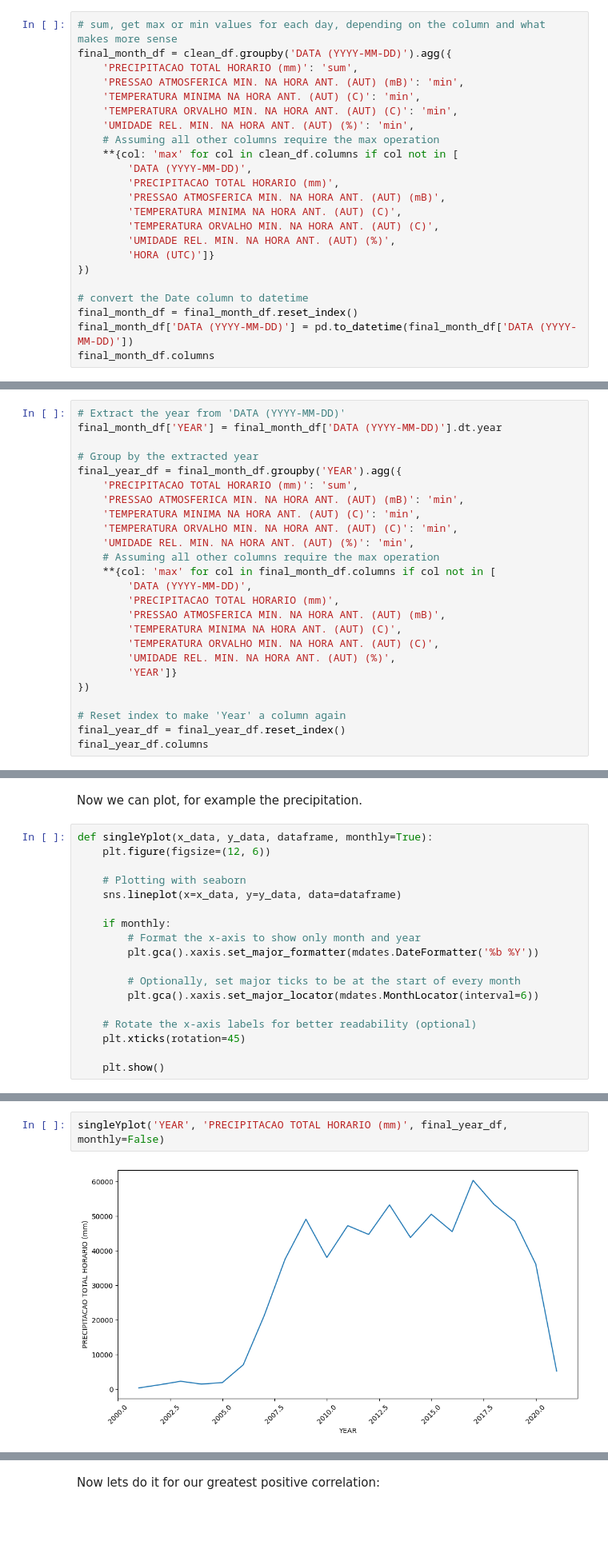
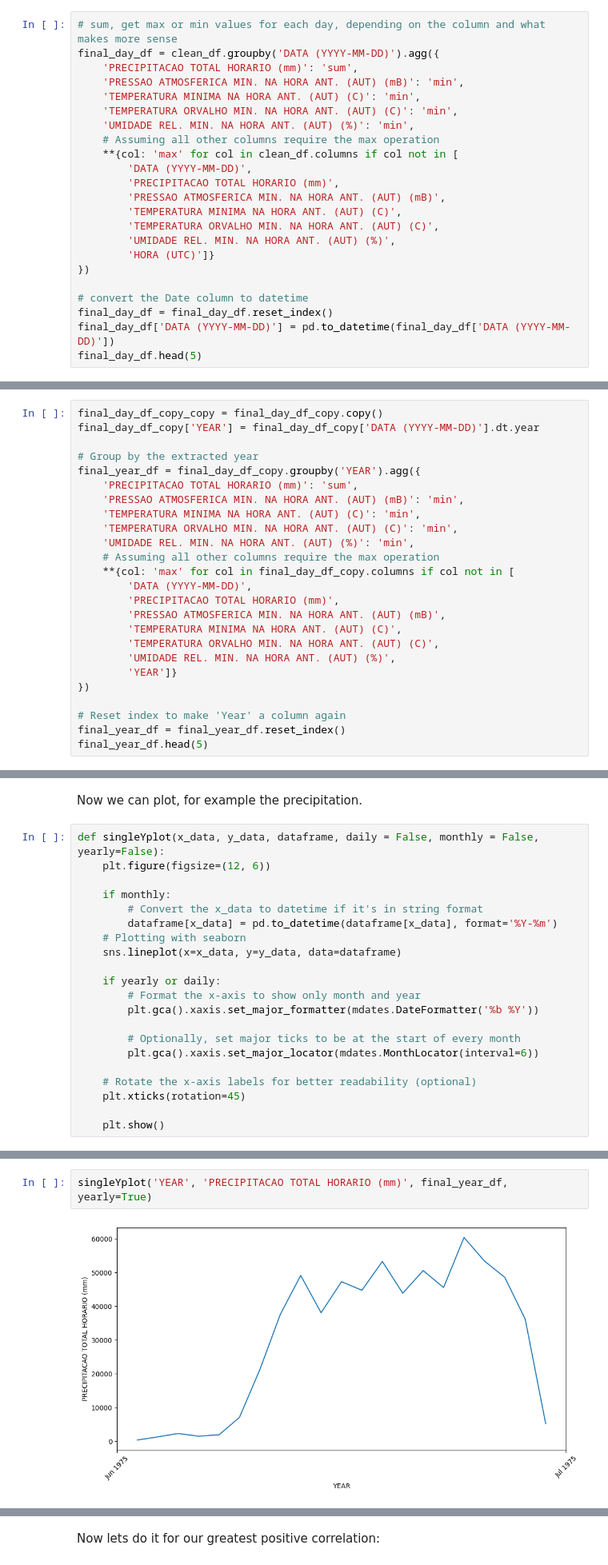
Before and after one commit to JoaoMorais96/coffee-futures, a Jupyter notebook: scripts/report.ipynb, the cells around one changed output, grey strips where cells are left out. Shown at 80% size. Saved outputs shown, nothing was run; the diff lists cells and outputs as text; blank space fills up the shorter version.

Commit message:
plots update and more info

```diff
--- a/scripts/report.ipynb
+++ b/scripts/report.ipynb
@@ -285,6 +285,6 @@ dtype: object
 # %%
 # sum, get max or min values for each day, depending on the column and what makes more sense
-final_month_df = clean_df.groupby('DATA (YYYY-MM-DD)').agg({
+final_day_df = clean_df.groupby('DATA (YYYY-MM-DD)').agg({
     'PRECIPITACAO TOTAL HORARIO (mm)': 'sum',
     'PRESSAO ATMOSFERICA MIN. NA HORA ANT. (AUT) (mB)': 'min',
     'TEMPERATURA MINIMA NA HORA ANT. (AUT) (C)': 'min',
@@ -302,7 +302,7 @@ final_month_df = clean_df.groupby('DATA (YYYY-MM-DD)').agg({
 })
 
 # convert the Date column to datetime
-final_month_df = final_month_df.reset_index()
-final_month_df['DATA (YYYY-MM-DD)'] = pd.to_datetime(final_month_df['DATA (YYYY-MM-DD)'])
-final_month_df.columns
+final_day_df = final_day_df.reset_index()
+final_day_df['DATA (YYYY-MM-DD)'] = pd.to_datetime(final_day_df['DATA (YYYY-MM-DD)'])
+final_day_df.head(5)
 # %% [output]
@@ -324,16 +362,16 @@ Index(['DATA (YYYY-MM-DD)', 'PRECIPITACAO TOTAL HORARIO (mm)',
 # %%
-# Extract the year from 'DATA (YYYY-MM-DD)'
-final_month_df['YEAR'] = final_month_df['DATA (YYYY-MM-DD)'].dt.year
+final_day_df_copy_copy = final_day_df_copy.copy()
+final_day_df_copy['YEAR'] = final_day_df_copy['DATA (YYYY-MM-DD)'].dt.year
 
 # Group by the extracted year
-final_year_df = final_month_df.groupby('YEAR').agg({
+final_year_df = final_day_df_copy.groupby('YEAR').agg({
     'PRECIPITACAO TOTAL HORARIO (mm)': 'sum',
     'PRESSAO ATMOSFERICA MIN. NA HORA ANT. (AUT) (mB)': 'min',
     'TEMPERATURA MINIMA NA HORA ANT. (AUT) (C)': 'min',
     'TEMPERATURA ORVALHO MIN. NA HORA ANT. (AUT) (C)': 'min',
     'UMIDADE REL. MIN. NA HORA ANT. (AUT) (%)': 'min',
     # Assuming all other columns require the max operation
-    **{col: 'max' for col in final_month_df.columns if col not in [
+    **{col: 'max' for col in final_day_df_copy.columns if col not in [
         'DATA (YYYY-MM-DD)',
         'PRECIPITACAO TOTAL HORARIO (mm)',
         'PRESSAO ATMOSFERICA MIN. NA HORA ANT. (AUT) (mB)',
@@ -345,5 +383,5 @@ final_year_df = final_month_df.groupby('YEAR').agg({
 
 # Reset index to make 'Year' a column again
 final_year_df = final_year_df.reset_index()
-final_year_df.columns
+final_year_df.head(5)
 # %% [output]
@@ -365,13 +394,16 @@ Index(['YEAR', 'PRECIPITACAO TOTAL HORARIO (mm)',
 # %% [markdown]
 Now we can plot, for example the precipitation.
 # %%
-def singleYplot(x_data, y_data, dataframe, monthly=True):
+def singleYplot(x_data, y_data, dataframe, daily = False, monthly = False, yearly=False):
     plt.figure(figsize=(12, 6))
 
+    if monthly:
+        # Convert the x_data to datetime if it's in string format
+        dataframe[x_data] = pd.to_datetime(dataframe[x_data], format='%Y-%m')
     # Plotting with seaborn
     sns.lineplot(x=x_data, y=y_data, data=dataframe)
 
-    if monthly:
+    if yearly or daily:
         # Format the x-axis to show only month and year
         plt.gca().xaxis.set_major_formatter(mdates.DateFormatter('%b %Y'))
 
@@ -389,7 +425,7 @@ singleYplot('DATA (YYYY-MM-DD)', 'PRECIPITACAO TOTAL HORARIO (mm)', final_month_
 # %%
-singleYplot('YEAR', 'PRECIPITACAO TOTAL HORARIO (mm)', final_year_df, monthly=False)
+singleYplot('YEAR', 'PRECIPITACAO TOTAL HORARIO (mm)', final_year_df, yearly=True)
 # %% [output]
-[figure, old version]
+[figure, new version]
 # %% [markdown]
 # Price vs Measurements - Plots and Conclusions
 # %%
```
Also changed, not shown: parts of 19 cells of this notebook.
